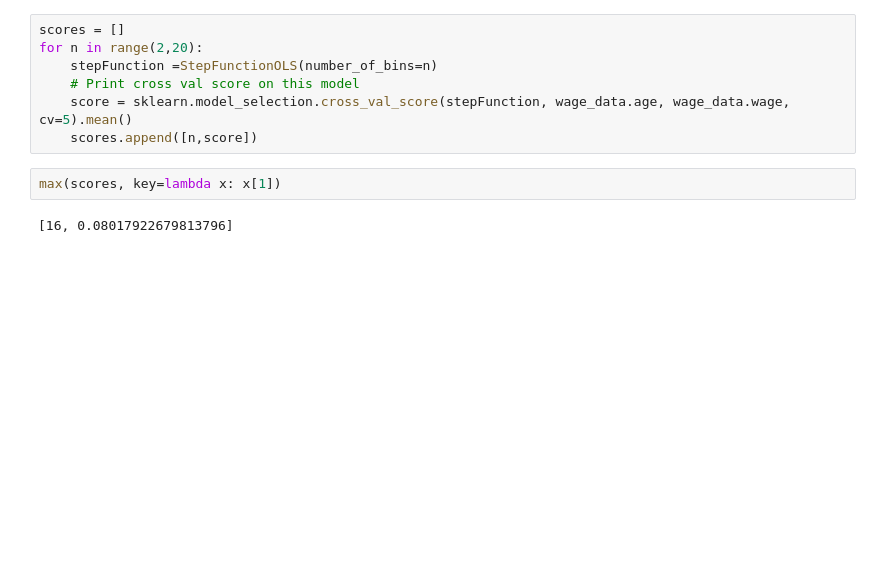
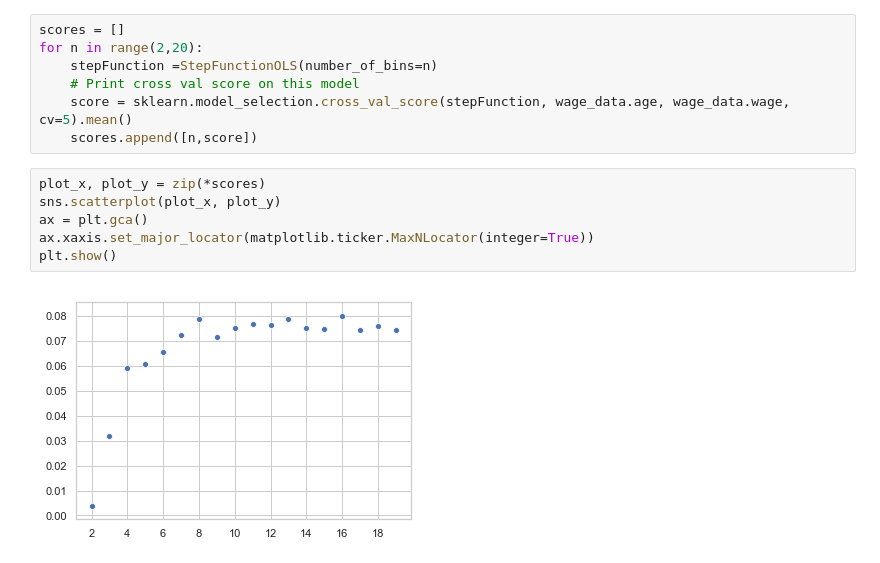
Before and after one commit to wllgrnt/islr-python-examples, a Jupyter notebook: Chapter7/question6.ipynb, the cells around one changed output. Drawn from its saved outputs; the diff is of its cells as text; blank space fills up the shorter version.

```diff
--- a/Chapter7/question6.ipynb
+++ b/Chapter7/question6.ipynb
@@ -288,8 +288,12 @@ for n in range(2,20):
     # Print cross val score on this model
     score = sklearn.model_selection.cross_val_score(stepFunction, wage_data.age, wage_data.wage, cv=5).mean()
     scores.append([n,score])
-# %%
-max(scores, key=lambda x: x[1])
-# %% [output]
-[16, 0.08017922679813796]
+# %%
+plot_x, plot_y = zip(*scores)
+sns.scatterplot(plot_x, plot_y)
+ax = plt.gca()
+ax.xaxis.set_major_locator(matplotlib.ticker.MaxNLocator(integer=True))
+plt.show()
+# %% [output]
+[figure, added]
 # %% [markdown]
```
Also changed, not shown: parts of 2 cells of this notebook, 1 other file.
